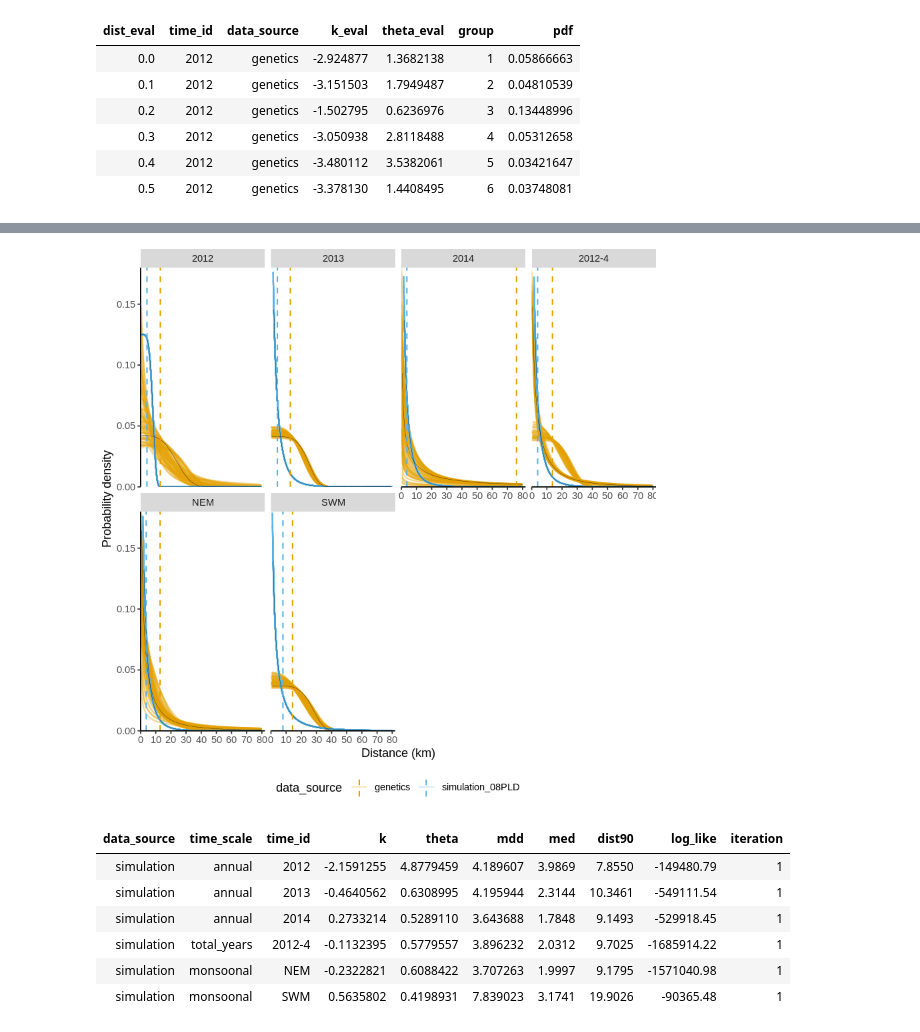
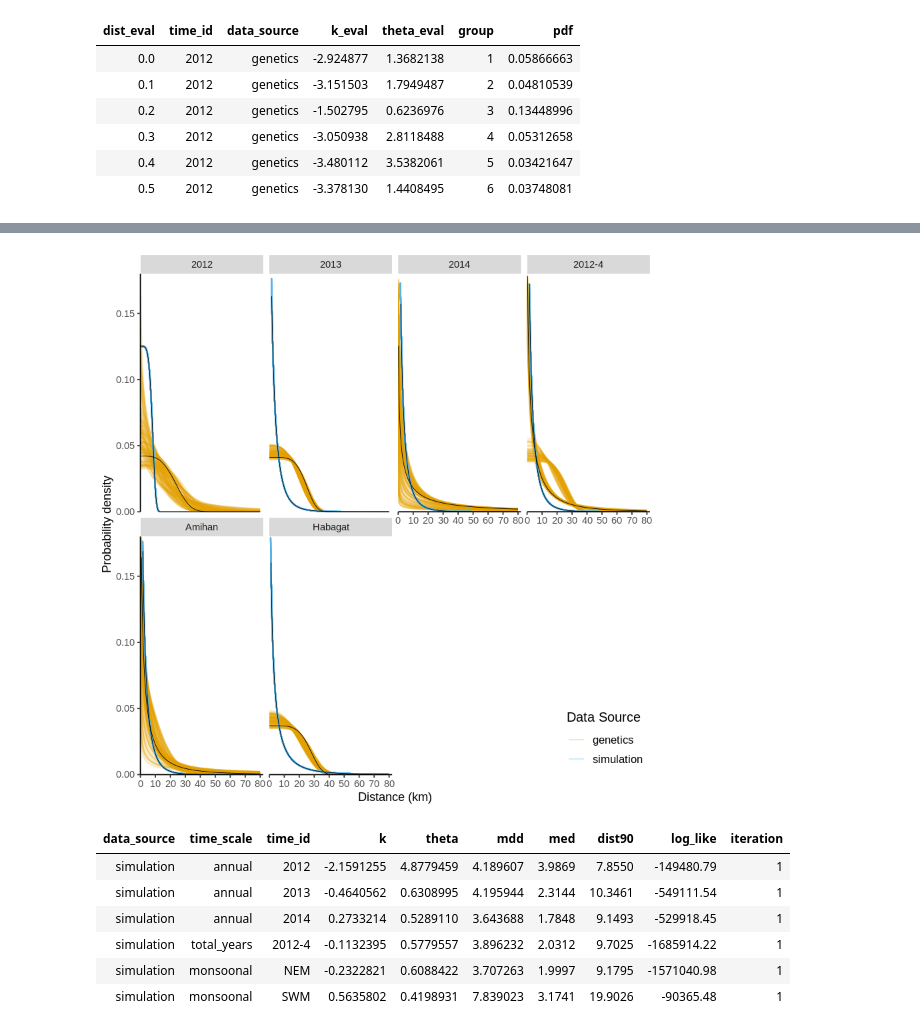
Before and after one commit to pinskylab/CamotesROMS, a Jupyter notebook: notebooks/process_ROMS_kernels.ipynb, the cells around one changed output, grey strips where cells are left out. Cells and saved outputs as stored; diff of their text form; code cells hidden in the pictures.

```diff
--- a/notebooks/process_ROMS_kernels.ipynb
+++ b/notebooks/process_ROMS_kernels.ipynb
@@ -357,12 +332,12 @@ GenPlusSimKernels95CISamp <- fread("~/oceanography/script_output/KernelFits/GenP
 # %%
 #plot the actual dispersal kernels
 # %%
-#make a df with the pdf values at each distance to plot for each kernel fit, use 200 kernel fits not 1000
+#make a dt with the pdf values at each distance to plot for each kernel fit, use 200 kernel fits not 1000
 
-ToPlot <- cbind(data.table(dist_eval=rep(seq(0, 80, 0.1), nrow(GenPlusSimKernels95CISamp))), #each time_id/data_source combo will need a row for each distance to evaluate, so make that for distances
-              do.call("rbind", replicate(length(seq(0, 80, 0.1)), GenPlusSimKernels95CISamp[, .(time_id, data_source, k_eval, theta_eval, group=.I)], simplify = FALSE))) #add the group number for plotting
+ToPlot <- cbind(data.table(dist_eval=rep(seq(0, 80, 0.1), nrow(GenPlusSimKernelsSamp95CI))), #each time_id/data_source combo will need a row for each distance to evaluate, so make that for distances
+              do.call("rbind", replicate(length(seq(0, 80, 0.1)), GenPlusSimKernelsSamp95CI[, .(time_id, data_source, k_eval, theta_eval, group=.I)], simplify = FALSE))) #add the group number for plotting
 
-nrow(ToPlot)==nrow(GenPlusSimKernels95CISamp)*length(seq(0, 80, 0.1)) #should be true
+nrow(ToPlot)==nrow(GenPlusSimKernelsSamp95CI)*length(seq(0, 80, 0.1)) #should be true
 
 #add a column for pdf value at that distance
 
@@ -385,9 +360,9 @@ BestFits <- cbind(data.table(dist_eval=rep(seq(0, 80, 0.1), nrow(KernelFittingSu
 | 0.4 | 2012 | genetics | -3.480112 | 3.5382061 | 5 | 0.03421647 |
 | 0.5 | 2012 | genetics | -3.378130 | 1.4408495 | 6 | 0.03748081 |
 # %%
-ToPlot$time_id <- factor(ToPlot$time_id, levels=c("2012", "2013", "2014", "2012-4", "NEM", "SWM"))
-BestFits$time_id <- factor(BestFits$time_id, levels=c("2012", "2013", "2014", "2012-4", "NEM", "SWM"))
-KernelFittingSummary$time_id <- factor(KernelFittingSummary$time_id, levels=c("2012", "2013", "2014", "2012-4", "NEM", "SWM"))
+ToPlot$time_id <- factor(ToPlot$time_id, levels=c("2012", "2013", "2014", "2012-4", "Amihan", "Habagat"))
+BestFits$time_id <- factor(BestFits$time_id, levels=c("2012", "2013", "2014", "2012-4", "Amihan", "Habagat"))
+KernelFittingSummary$time_id <- factor(KernelFittingSummary$time_id, levels=c("2012", "2013", "2014", "2012-4", "Amihan", "Habagat"))
 #PubBestFits$time_id <- factor(PubBestFits$time_id, levels=c("2012", "2013", "2014", "2012-4", "NEM", "SWM"))
 
 #fix the levels for data source so colors are consistent between graphs
@@ -399,7 +374,7 @@ cbbPalette <- c("#E69F00", "#56B4E9", "#CC79A7")#, #"#F0E442","#009E73" "#0072B2
 
 kernels <- ggplot() +
     geom_line(data= ToPlot[data_source != "simulation_15PLD"], aes(x=dist_eval, y=pdf, color=data_source, group=group), size=.6, alpha=0.25)+
-    geom_line(data=BestFits[data_source != "simulation_15PLD"], aes(x=dist_eval, y=pdf, group=group), color="black", size=0.1) +
+    geom_line(data=BestFits[data_source != "simulation_15PLD"], aes(x=dist_eval, y=pdf, group=group), color="black", size=0.25) +
     #geom_line(data=BestFits, aes(x=dist_eval, y=pdf, color=data_source, group=group), size=0.3) + #for pub kernels plot
     #geom_line(data=PubBestFits, aes(x=dist_eval, y=pdf, group=group), color="black", size=0.3) +  #for pub kernels plot
       #geom_area(data=kernel15, aes(x=dist, y=norm_pdf, fill=as.factor(median)), alpha=0.1)+
@@ -408,18 +383,19 @@ kernels <- ggplot() +
     ##scale_fill_manual(values= c("whitesmoke", "cadetblue3")) +
     ##scale_color_manual(values= c("whitesmoke", "cadetblue3")) +
     #geom_line(color="black", size=.6) +
-    geom_vline(data=KernelFittingSummary[data_source != "simulation_15PLD"], aes(xintercept = mdd, color = data_source), linetype="dashed", size=0.6) +
+    #geom_vline(data=KernelFittingSummary[data_source != "simulation_15PLD"], aes(xintercept = mdd, color = data_source), linetype="dashed", size=0.6) +
     #geom_vline(data=KernelFittingSummary[data_source=="simulation"], aes(xintercept = mdd), linetype="dashed", color = "#5ab4ac", size=0.6) +
     #geom_vline(data=PubKernels, aes(xintercept = mdd), linetype="dashed", color = "black", size=0.6) +  #for pub kernels plot
-    theme(legend.position = "bottom",
-    legend.key=element_blank(),
+    theme(#legend.position = "bottom",
+    legend.key=element_blank(),legend.position = c(1, 0),
+    legend.justification = c(1,0),legend.title = element_text(colour="black", size = 12), legend.text = element_text(colour="black", size = 10),
     #axis.title.y=element_blank(),
     #axis.title.x=element_blank(),
     #plot.background = element_rect(colour = "black", size = 1),
     #axis.text.x =  element_text(size=15, color="black", family="Helvetica"),#15 for publication, 20 for presentation #element_text(size=15, color="black", family="Helvetica"),
     #axis.text.y =  element_blank(), #element_text(size=15, color="black", family="Helvetica"),
     panel.grid.major = element_blank(),
-    plot.margin=unit(c(0,0,0.2,0.2),"cm"),#,
+   # plot.margin=unit(c(0,0,0.2,0.2),"cm"),#,
     panel.grid.minor = element_blank(),
     panel.background = element_blank(), #,
     axis.line = element_line(colour = "black")) +
@@ -429,14 +405,14 @@ kernels <- ggplot() +
     scale_x_continuous(limits = c(0,82), expand = c(0, 0), breaks=c(seq(0, 80, 10))) +
     scale_y_continuous(expand = c(0,0), limits = c(0,.18)) +
     #scale_colour_manual(name = "data_source",values = c("#CC6677","#5ab4ac"))+
-        scale_colour_manual(values=cbbPalette)+
-        scale_fill_manual(values=cbbPalette)+
-        facet_wrap(~ time_id, ncol = 4)
+    scale_colour_manual(values=cbbPalette, name="Data Source", breaks=c("genetics", "simulation_08PLD"), labels=c("genetics", "simulation"))+
+    scale_fill_manual(values=cbbPalette, name="Data Source", breaks=c("genetics", "simulation_08PLD"), labels=c("genetics", "simulation"))+
+    facet_wrap(~ time_id, ncol = 4)
 kernels
 #Facet <- test + facet_grid(.~time_id) +
 #  theme(aspect.ratio = 1) #+ ggtitle("2014 Simulations, red line genetics")
 #Facet
 
-#ggsave(filename="GenPlusSimKernels.png", plot= kernels, path="~/oceanography/script_output/plots/" )
+#Sggsave(filename="GenPlusSimKernels.pdf", plot= kernels, path="~/oceanography/script_output/plots/", units="in", width=8, height=6)
 # %% [output]
 Warning message:
@@ -448,4 +423,4 @@ Warning message:
-[figure, old version]
+[figure, new version]
 # %%
 head(BootKernels)
 # %% [output]
```
Also changed, not shown: parts of 36 cells of this notebook, 10 other files.
